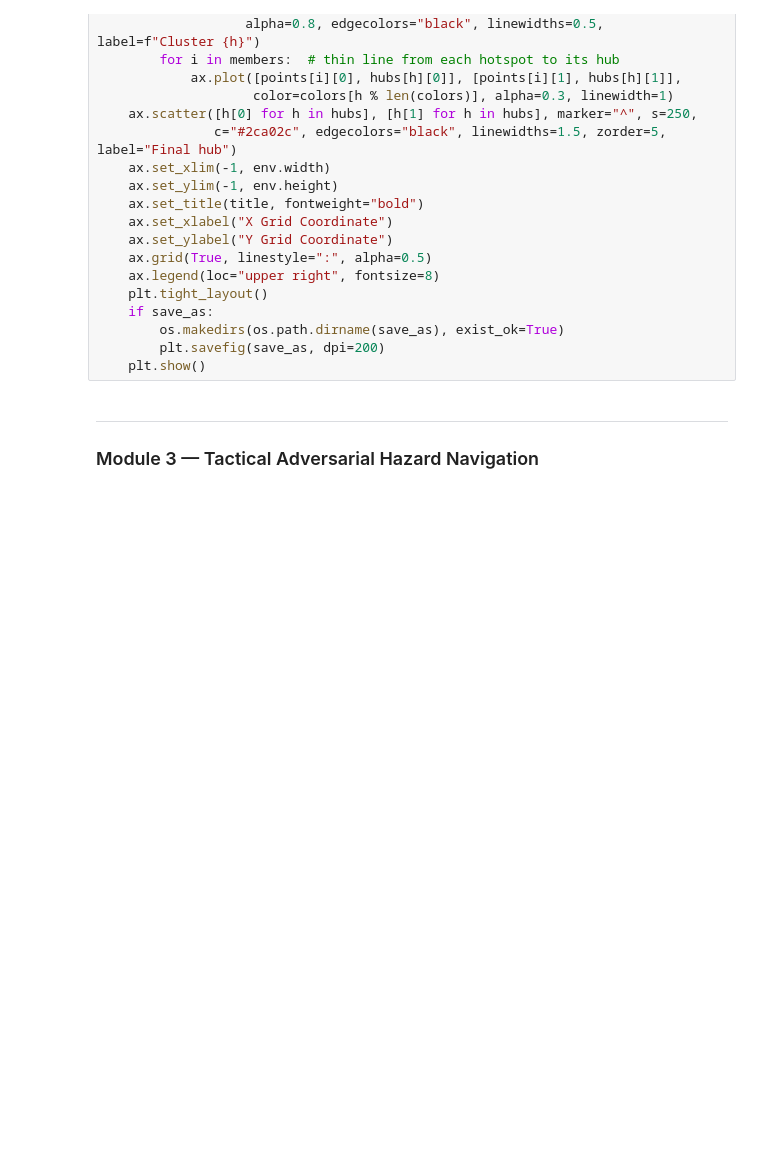
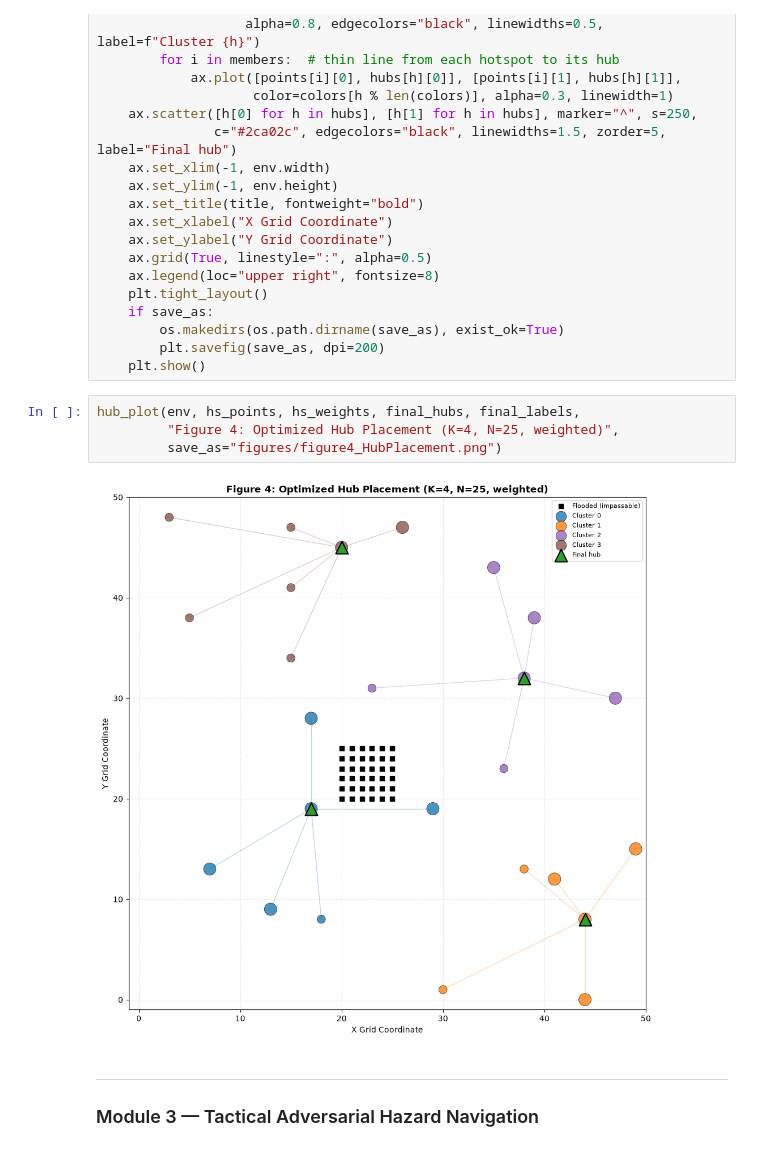
Before and after one commit to renz0826/Autonomous-Urban-Emergency-Dispatch-Routing-System, a Jupyter notebook: CCS 246_Final_Project_Doc_Asoy_Bedonia_Buenavista_Fabros_Panganiban.ipynb, the cells around one changed output. Drawn from its saved outputs; the diff is of its cells as text; blank space fills up the shorter version.

```diff
--- a/CCS 246_Final_Project_Doc_Asoy_Bedonia_Buenavista_Fabros_Panganiban.ipynb
+++ b/CCS 246_Final_Project_Doc_Asoy_Bedonia_Buenavista_Fabros_Panganiban.ipynb
@@ -578,6 +578,12 @@ def hub_plot(env, points, weights, hubs, labels, title, save_as=None):
         os.makedirs(os.path.dirname(save_as), exist_ok=True)
         plt.savefig(save_as, dpi=200)
     plt.show()
+# %%
+hub_plot(env, hs_points, hs_weights, final_hubs, final_labels,
+         "Figure 4: Optimized Hub Placement (K=4, N=25, weighted)",
+         save_as="figures/figure4_HubPlacement.png")
+# %% [output]
+[figure, added]
 # %% [markdown]
 ---
 ### Module 3 — Tactical Adversarial Hazard Navigation
```
